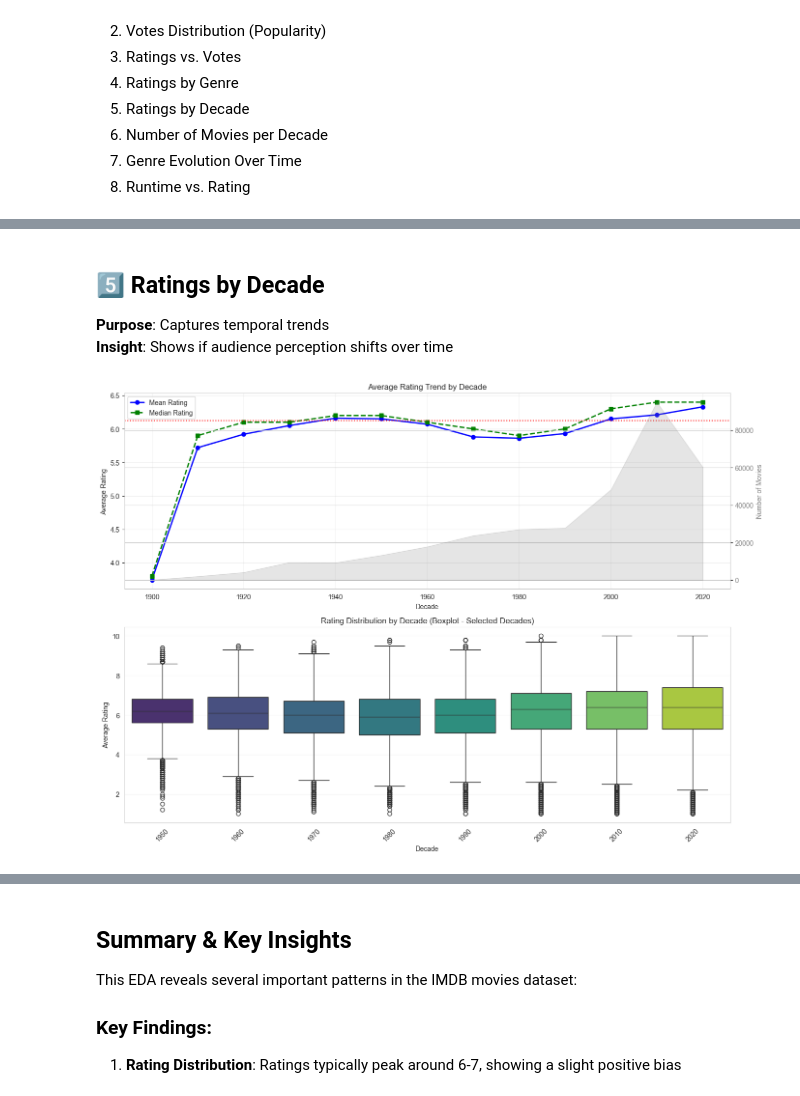
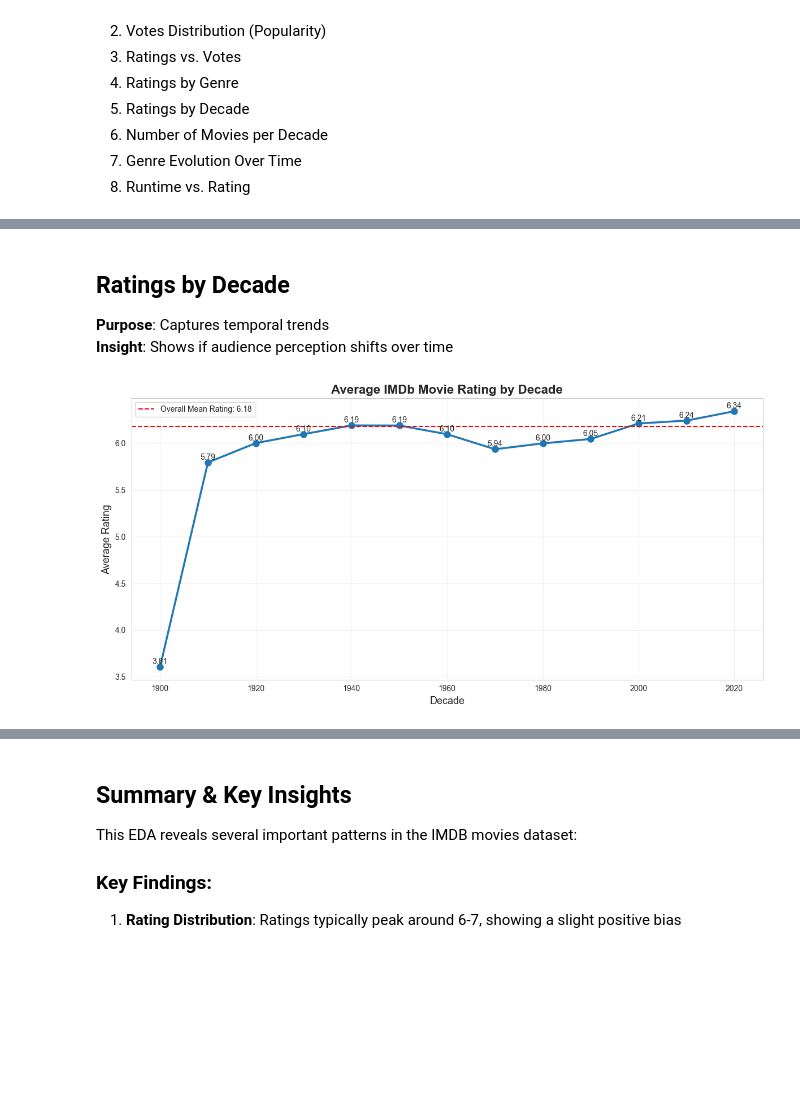
Before and after one commit to vermavaishnav70/DM-IMDB, a Jupyter notebook: notebooks/eda.ipynb, the cells around one changed output, grey strips where cells are left out. Saved outputs shown, nothing was run; the diff lists cells and outputs as text; code cells hidden in the pictures; blank space fills up the shorter version.

```diff
--- a/notebooks/eda.ipynb
+++ b/notebooks/eda.ipynb
@@ -80,9 +51,0 @@ max         9.293599
-# %%
-# Create log-transformed votes column for better visualization
-df['logVotes'] = np.log10(df['numVotes'] + 1)
-
-# Extract primary genre (first genre in the list)
-df['primaryGenre'] = df['genres'].str.split(',').str[0]
-
-print("Feature engineering completed!")
-print(f"\nTop 10 primary genres:\n{df['primaryGenre'].value_counts().head(10)}")
@@ -301,53 +158,47 @@ Horror               4.79            4.7  14234
 # %% [markdown]
-## 5️⃣ Ratings by Decade
+## Ratings by Decade
 **Purpose**: Captures temporal trends
 **Insight**: Shows if audience perception shifts over time
 # %%
-# Calculate ratings by decade
-decade_ratings = df.groupby('decade').agg({
-    'averageRating': ['mean', 'median'],
-    'tconst': 'count'
-}).round(2)
+# Compute average rating by decade
+decade_ratings = (
+    df.groupby('decade')['averageRating']
+    .mean()
+    .reset_index()
+    .query("decade >= 1900")
+)
 
-decade_ratings.columns = ['Mean Rating', 'Median Rating', 'Movie Count']
-decade_ratings = decade_ratings[decade_ratings.index >= 1900]  # Filter out very old decades with few movies
+plt.figure(figsize=(12,6))
 
-fig, axes = plt.subplots(2, 1, figsize=(14, 10))
+plt.plot(
+    decade_ratings['decade'],
+    decade_ratings['averageRating'],
+    marker='o',
+    markersize=8,
+    linewidth=2.5,
+    color='#1f77b4',           # Professional blue
+)
 
-# Line plot of mean and median ratings
-axes[0].plot(decade_ratings.index, decade_ratings['Mean Rating'],
-             marker='o', linewidth=2, label='Mean Rating', color='blue')
-axes[0].plot(decade_ratings.index, decade_ratings['Median Rating'],
-             marker='s', linewidth=2, label='Median Rating', color='green', linestyle='--')
-axes[0].set_xlabel('Decade')
-axes[0].set_ylabel('Average Rating')
-axes[0].set_title('Average Rating Trend by Decade')
-axes[0].legend()
-axes[0].grid(True, alpha=0.3)
-axes[0].axhline(df['averageRating'].mean(), color='red', linestyle=':',
-                label=f'Overall Mean: {df["averageRating"].mean():.2f}')
+# Title and labels
+plt.title("Average IMDb Movie Rating by Decade", fontsize=16, fontweight='bold')
+plt.xlabel("Decade", fontsize=13)
+plt.ylabel("Average Rating", fontsize=13)
 
-# Area plot with count overlay
-ax2 = axes[0].twinx()
-ax2.fill_between(decade_ratings.index, decade_ratings['Movie Count'],
-                  alpha=0.2, color='gray', label='Movie Count')
-ax2.set_ylabel('Number of Movies', color='gray')
-ax2.tick_params(axis='y', labelcolor='gray')
+# Add value labels on each point
+for x, y in zip(decade_ratings['decade'], decade_ratings['averageRating']):
+    plt.text(x, y + 0.03, f"{y:.2f}", ha='center', fontsize=10)
 
-# Box plot by decade (sample decades for clarity)
-sample_decades = [1950, 1960, 1970, 1980, 1990, 2000, 2010, 2020]
-df_sample = df[df['decade'].isin(sample_decades)]
-sns.boxplot(data=df_sample, x='decade', y='averageRating', ax=axes[1], palette='viridis')
-axes[1].set_xlabel('Decade')
-axes[1].set_ylabel('Average Rating')
-axes[1].set_title('Rating Distribution by Decade (Boxplot - Selected Decades)')
-axes[1].grid(True, alpha=0.3, axis='y')
-axes[1].tick_params(axis='x', rotation=45)
+# Reference line = overall mean
+overall_mean = df['averageRating'].mean()
+plt.axhline(overall_mean, color='red', linestyle='--', linewidth=1.5,
+            label=f'Overall Mean Rating: {overall_mean:.2f}')
 
+plt.grid(True, alpha=0.25)
+plt.legend()
 plt.tight_layout()
 plt.show()
 
-print("Rating Statistics by Decade:")
+print("\nMean Rating by Decade:")
 print(decade_ratings)
 # %% [output]
-[figure, old version]
+[figure, new version]
```
Also changed, not shown: parts of 20 cells of this notebook, 2 other files.
